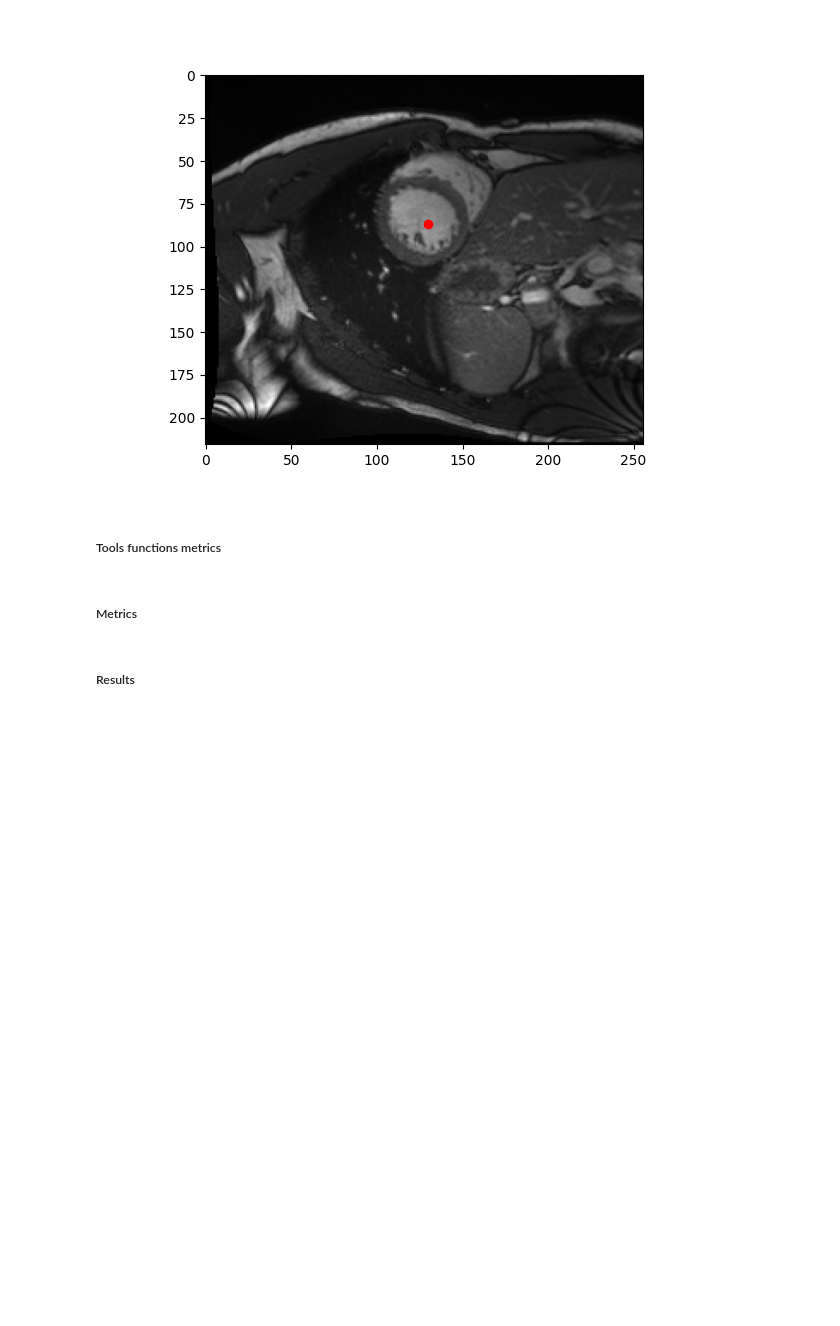
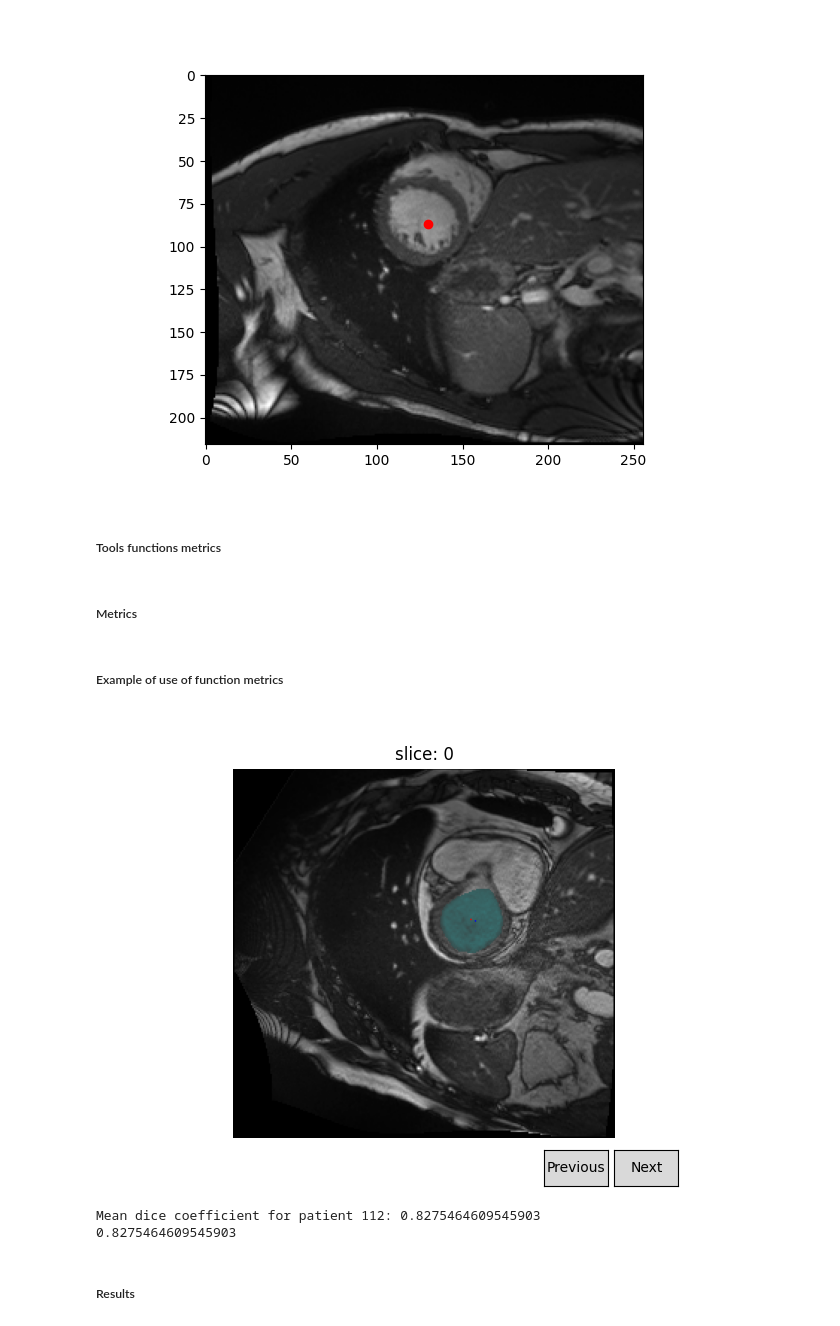
Before and after one commit to titiuo/Segmentation-IRM, a Jupyter notebook: Rendu/results.ipynb, the cells around one changed output. Cells and saved outputs as stored; diff of their text form; code cells hidden in the pictures; blank space fills up the shorter version.

```diff
--- a/Rendu/results.ipynb
+++ b/Rendu/results.ipynb
@@ -408,6 +408,7 @@ def hough(closed_image, rayons_test,bar, thickness=1):
     return x, y, r
 
 def get_initial_seed(irm,data):
+    """ Get the initial seed point for the region growing algorithm."""
     N = irm.data.shape[-1]
     values = []
     epsilon = 0.05
@@ -583,7 +584,7 @@ def binary(image):
     im = np.zeros((image.shape[0],image.shape[1]))
     for x in range(image.shape[0]):
         for y in range(image.shape[1]):
-            if (image[x,y] == [0,128,0]).all() or (image[x,y] == [0,0,255]).all():
+            if not(image[x,y][0] == image[x,y][1] == image[x,y][2]):
                 im[x,y] = 1
             else:
                 pass
@@ -599,6 +600,7 @@ def dice_coefficient(image1,image2,show=False):
     intersection = np.logical_and(image1,image2)
     diff = image1-image2
     if show:
+        plt.figure()
         fig, axs = plt.subplots(1,4 , figsize=(15, 5))
         axs[0].imshow(image1, cmap='gray')
         axs[0].set_title('Image 1')
@@ -662,6 +664,16 @@ def metrics(irm, e=None,show = False,write=True):
             json.dump(data, file, indent=4)
     print(f"Mean dice coefficient for patient {id}: {mean}")
     return mean
+# %% [markdown]
+##### Example of use of function metrics
+# %%
+irm = Irm("112")
+main(irm,show=True,filtered=True)
+print(metrics(irm,show=False))
+# %% [output]
+[figure, added]
+Mean dice coefficient for patient 112: 0.8275464609545903
+0.8275464609545903
 # %% [markdown]
 ##### Results
 # %%
```
Also changed, not shown: parts of 1 cell of this notebook, 1 other file.
